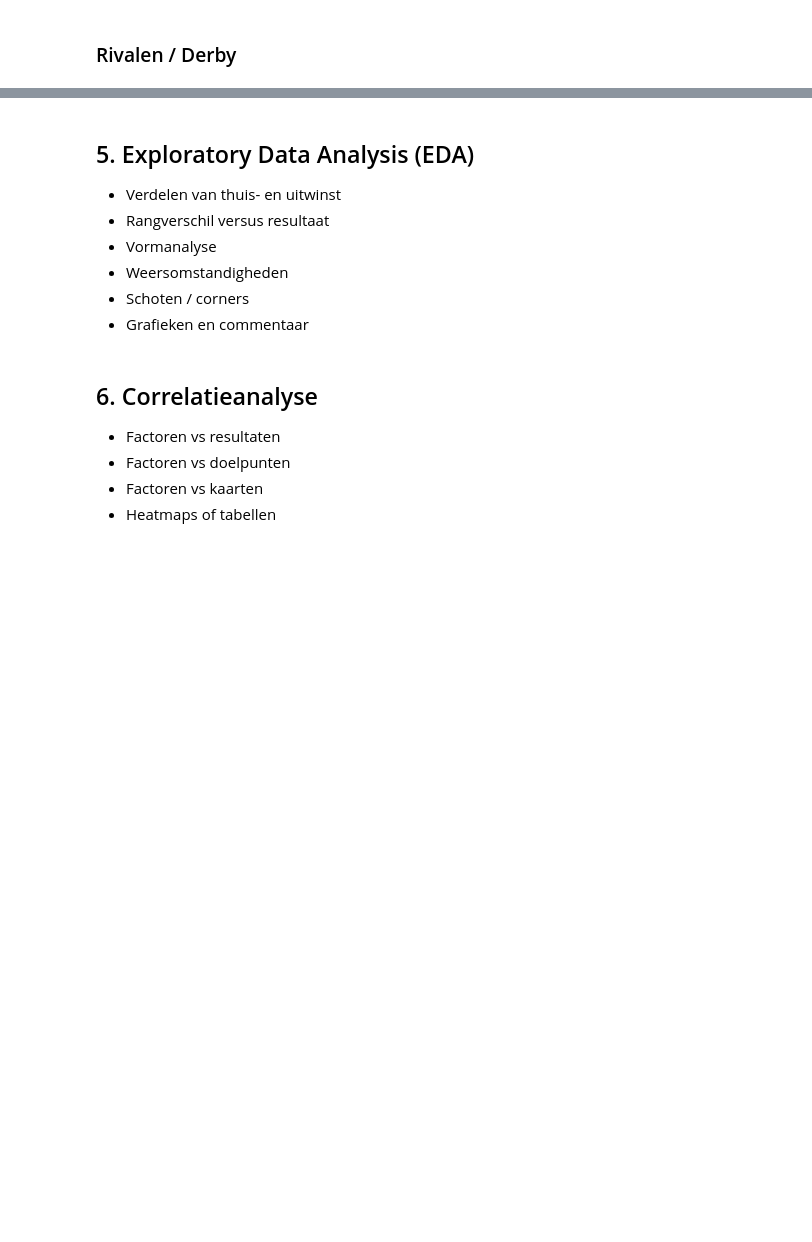
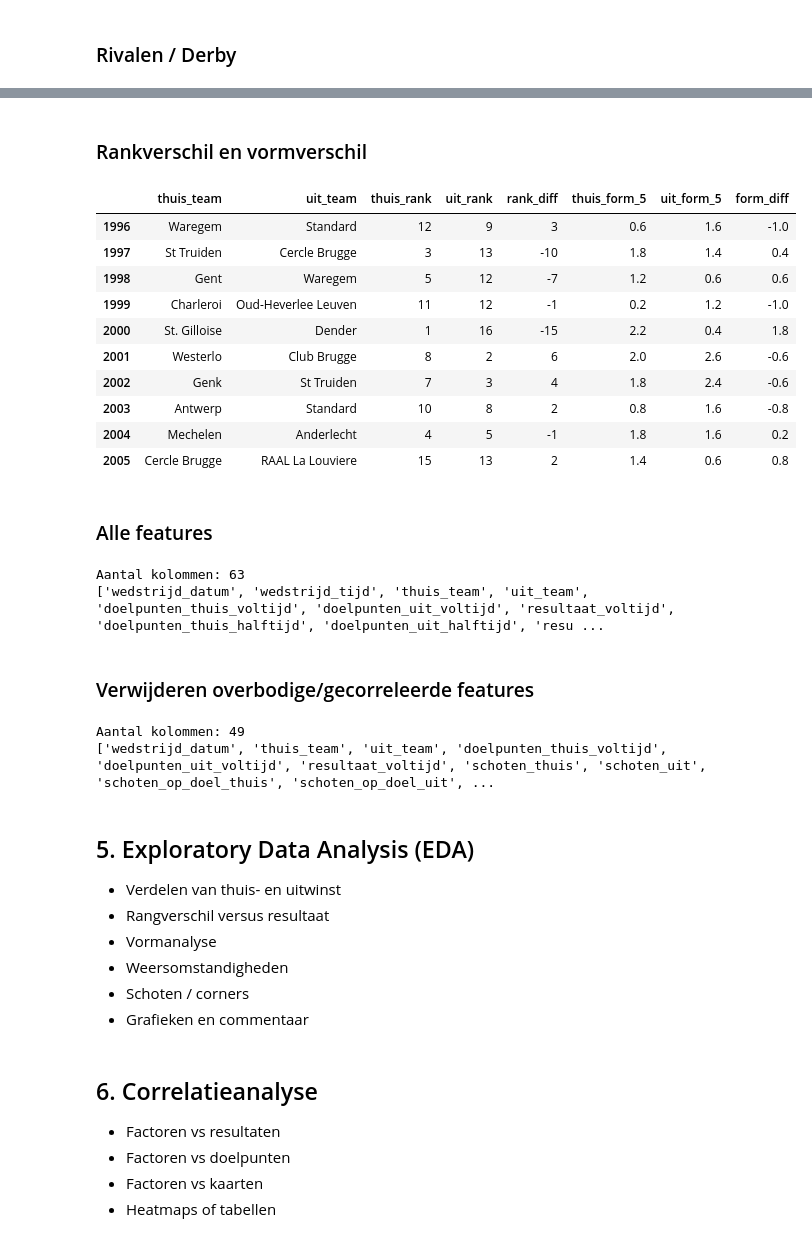
Before and after one commit to Torbendes/Bachelorproef, a Jupyter notebook: code/analyse/jpl_analyse.ipynb, the cells around one changed output, grey strips where cells are left out. Drawn from its saved outputs; the diff is of its cells as text; code cells hidden in the pictures; blank space fills up the shorter version.

```diff
--- a/code/analyse/jpl_analyse.ipynb
+++ b/code/analyse/jpl_analyse.ipynb
@@ -578,0 +763,5 @@ print(wedstrijden_compleet_df[['thuis_team', 'uit_team', 'derby']].head(10))
+# %%
+# regen > 2 mm = harde regen, temperatuur >23°C = warm
+df['regen'] = df['neerslag_som_mm'].apply(lambda x: 1 if pd.notnull(x) and x>0 else 0)
+df['harde_regen'] = df['neerslag_mm'].apply(lambda x: 1 if pd.notnull(x) and x>2 else 0)
+df['warm'] = df['temperatuur_gem_c'].apply(lambda x: 1 if pd.notnull(x) and x>23 else 0)
@@ -578,0 +786,13 @@ print(wedstrijden_compleet_df[['thuis_team', 'uit_team', 'derby']].head(10))
+# %%
+# 1=aanvallend, 0=gebalanceerd, -1=verdedigend
+# al aanwezig in df als 'speelstijl' per team
+# Maak combinaties:
+def speelstijl_combo(row):
+    if row['thuis_speelstijl']==1 and row['uit_speelstijl']==-1:
+        return "thuis_aanvallend_uit_verdedigend"
+    elif row['thuis_speelstijl']==-1 and row['uit_speelstijl']==1:
+        return "thuis_verdedigend_uit_aanvallend"
+    else:
+        return "gebalanceerd"
+
+df['speelstijl_combo'] = df.apply(speelstijl_combo, axis=1)
@@ -578,0 +801,6 @@ print(wedstrijden_compleet_df[['thuis_team', 'uit_team', 'derby']].head(10))
+# %%
+# Weekend indicator: 1 als zaterdag (5) of zondag (6), anders 0
+df['is_weekend'] = df['weekday'].apply(lambda x: 1 if x >= 5 else 0)
+
+# Controle
+df[['wedstrijd_datum', 'weekday', 'is_weekend']].head(10)
@@ -578,0 +819,41 @@ print(wedstrijden_compleet_df[['thuis_team', 'uit_team', 'derby']].head(10))
+# %% [markdown]
+### Rankverschil en vormverschil
+# %%
+# Zorg dat de kolommen numeriek zijn
+df['thuis_rank'] = pd.to_numeric(df['thuis_rank'], errors='coerce')
+df['uit_rank'] = pd.to_numeric(df['uit_rank'], errors='coerce')
+df['thuis_form_5'] = pd.to_numeric(df['thuis_form_5'], errors='coerce')
+df['uit_form_5'] = pd.to_numeric(df['uit_form_5'], errors='coerce')
+
+# Rank verschil: positief → thuisteam hoger gerankt
+df['rank_diff'] = df['thuis_rank'] - df['uit_rank']
+
+# Vorm verschil: positief → thuisteam recent beter
+df['form_diff'] = df['thuis_form_5'] - df['uit_form_5']
+
+# Controle: eerste 10 rijen
+df[['thuis_team','uit_team','thuis_rank','uit_rank','rank_diff',
+    'thuis_form_5','uit_form_5','form_diff']].tail(10)
+# %% [output]
+|  | thuis_team | uit_team | thuis_rank | uit_rank | rank_diff | thuis_form_5 | uit_form_5 | form_diff |
+| 1996 | Waregem | Standard | 12 | 9 | 3 | 0.6 | 1.6 | -1.0 |
+| 1997 | St Truiden | Cercle Brugge | 3 | 13 | -10 | 1.8 | 1.4 | 0.4 |
+| 1998 | Gent | Waregem | 5 | 12 | -7 | 1.2 | 0.6 | 0.6 |
+| 1999 | Charleroi | Oud-Heverlee Leuven | 11 | 12 | -1 | 0.2 | 1.2 | -1.0 |
+| 2000 | St. Gilloise | Dender | 1 | 16 | -15 | 2.2 | 0.4 | 1.8 |
+| 2001 | Westerlo | Club Brugge | 8 | 2 | 6 | 2.0 | 2.6 | -0.6 |
+| 2002 | Genk | St Truiden | 7 | 3 | 4 | 1.8 | 2.4 | -0.6 |
+| 2003 | Antwerp | Standard | 10 | 8 | 2 | 0.8 | 1.6 | -0.8 |
+| 2004 | Mechelen | Anderlecht | 4 | 5 | -1 | 1.8 | 1.6 | 0.2 |
+| 2005 | Cercle Brugge | RAAL La Louviere | 15 | 13 | 2 | 1.4 | 0.6 | 0.8 |
+# %% [markdown]
+### Alle features
+# %%
+# Print alle kolommen van je dataframe
+print("Aantal kolommen:", len(df.columns))
+print(df.columns.tolist())
+# %% [output]
+Aantal kolommen: 63
+['wedstrijd_datum', 'wedstrijd_tijd', 'thuis_team', 'uit_team', 'doelpunten_thuis_voltijd', 'doelpunten_uit_voltijd', 'resultaat_voltijd', 'doelpunten_thuis_halftijd', 'doelpunten_uit_halftijd', 'resu ...
+# %% [markdown]
+### Verwijderen overbodige/gecorreleerde features
@@ -579,3 +868,9 @@ print(wedstrijden_compleet_df[['thuis_team', 'uit_team', 'derby']].head(10))
+# %%
+print("Aantal kolommen:", len(df.columns))
+print(df.columns.tolist())
+# %% [output]
+Aantal kolommen: 49
+['wedstrijd_datum', 'thuis_team', 'uit_team', 'doelpunten_thuis_voltijd', 'doelpunten_uit_voltijd', 'resultaat_voltijd', 'schoten_thuis', 'schoten_uit', 'schoten_op_doel_thuis', 'schoten_op_doel_uit', ...
 # %% [markdown]
 ## 5. Exploratory Data Analysis (EDA)
 
```
Also changed, not shown: parts of 27 cells of this notebook, 26 other files.
